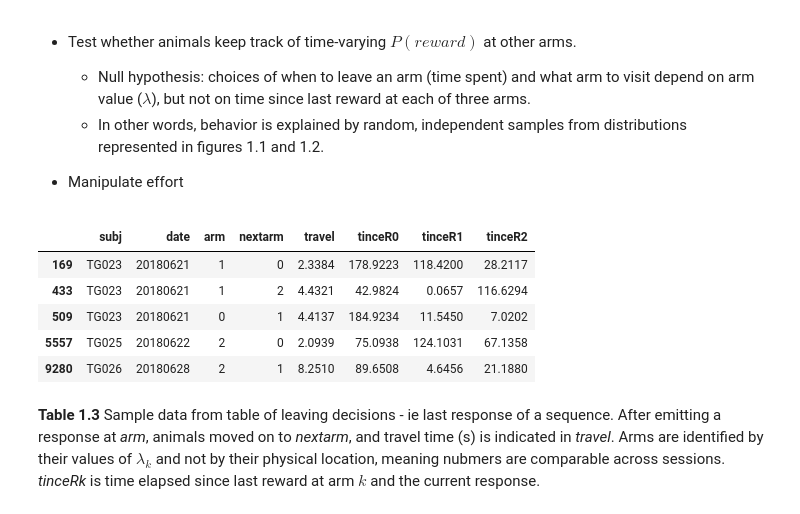
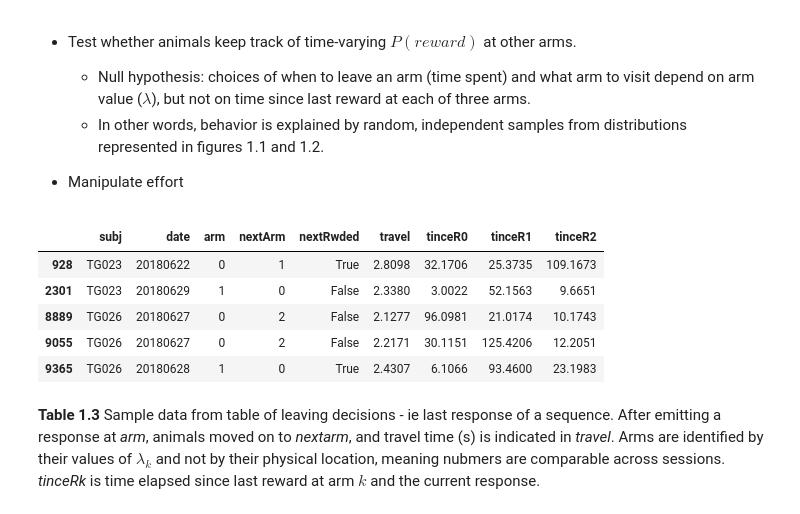
Before and after one commit to tsgouvea/3AF_report, a Jupyter notebook: 3AF_report.ipynb, the cells around one changed output. Drawn from its saved outputs; the diff is of its cells as text; code cells hidden in the pictures.

```diff
--- a/3AF_report.ipynb
+++ b/3AF_report.ipynb
@@ -221,14 +221,14 @@ plt.tight_layout()
 
 - Manipulate effort
 # %%
-dfTince.sample(5).sort_index().iloc[:,[0,1,2,3,7,4,5,6]]
+dfTince.sample(5).sort_index().iloc[:,[0,1,2,3,4,8,5,6,7]]
 # %% [output]
-|  | subj | date | arm | nextarm | travel | tinceR0 | tinceR1 | tinceR2 |
-| 169 | TG023 | 20180621 | 1 | 0 | 2.3384 | 178.9223 | 118.4200 | 28.2117 |
-| 433 | TG023 | 20180621 | 1 | 2 | 4.4321 | 42.9824 | 0.0657 | 116.6294 |
-| 509 | TG023 | 20180621 | 0 | 1 | 4.4137 | 184.9234 | 11.5450 | 7.0202 |
-| 5557 | TG025 | 20180622 | 2 | 0 | 2.0939 | 75.0938 | 124.1031 | 67.1358 |
-| 9280 | TG026 | 20180628 | 2 | 1 | 8.2510 | 89.6508 | 4.6456 | 21.1880 |
+|  | subj | date | arm | nextArm | nextRwded | travel | tinceR0 | tinceR1 | tinceR2 |
+| 928 | TG023 | 20180622 | 0 | 1 | True | 2.8098 | 32.1706 | 25.3735 | 109.1673 |
+| 2301 | TG023 | 20180629 | 1 | 0 | False | 2.3380 | 3.0022 | 52.1563 | 9.6651 |
+| 8889 | TG026 | 20180627 | 0 | 2 | False | 2.1277 | 96.0981 | 21.0174 | 10.1743 |
+| 9055 | TG026 | 20180627 | 0 | 2 | False | 2.2171 | 30.1151 | 125.4206 | 12.2051 |
+| 9365 | TG026 | 20180628 | 1 | 0 | True | 2.4307 | 6.1066 | 93.4600 | 23.1983 |
 # %% [markdown]
 **Table 1.3** Sample data from table of leaving decisions - ie last response of a sequence. After emitting a response at *arm*, animals moved on to *nextarm*, and travel time (s) is indicated in *travel*. Arms are identified by their values of $\lambda_k$ and not by their physical location, meaning nubmers are comparable across sessions. *tinceRk* is time elapsed since last reward at arm $k$ and the current response.
 # %%
```
Also changed, not shown: parts of 10 cells of this notebook, 2 other files.
